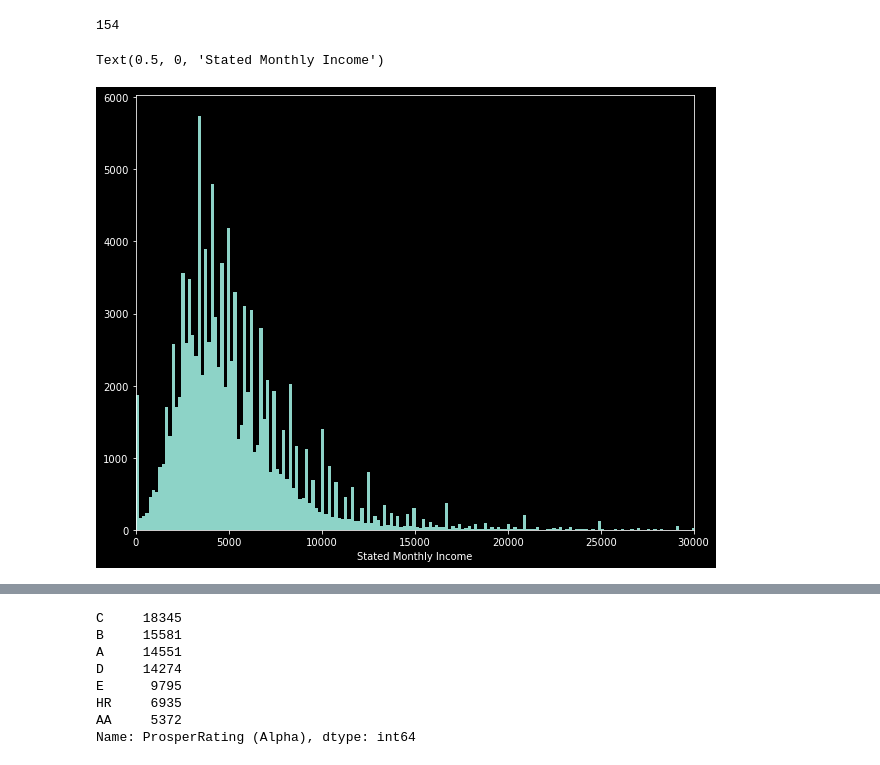
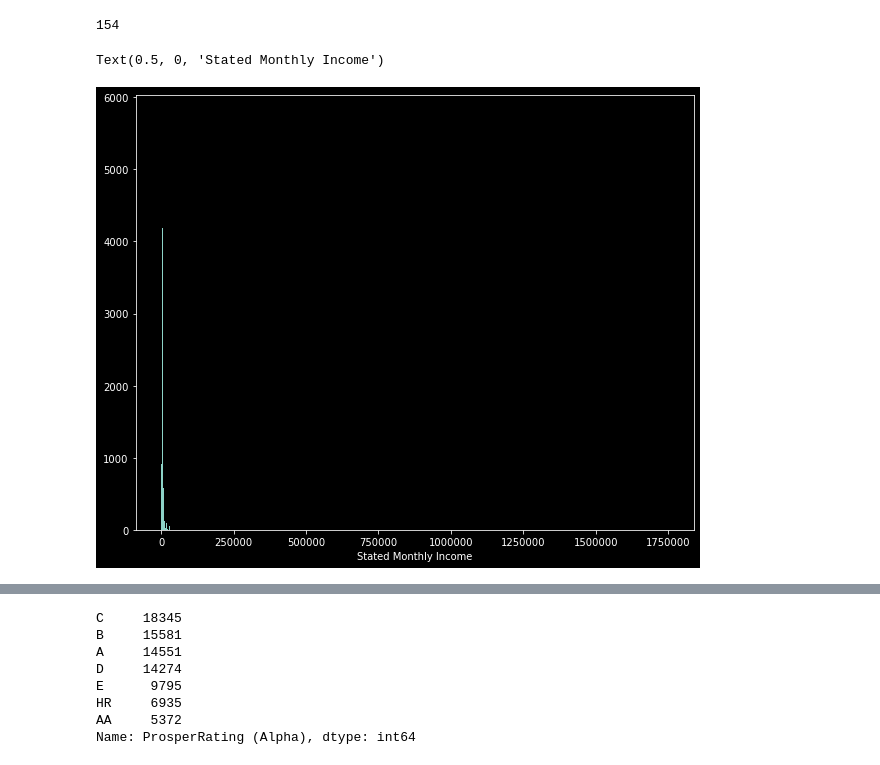
Before and after one commit to aaronremski/Visuals, a Jupyter notebook: Prosper Loan Data Exploration.ipynb, the cells around one changed output, grey strips where cells are left out. Cells and saved outputs as stored; diff of their text form; code cells hidden in the pictures.

```diff
--- a/Prosper Loan Data Exploration.ipynb
+++ b/Prosper Loan Data Exploration.ipynb
@@ -266,11 +264,11 @@ loanDF[loanDF.StatedMonthlyIncome >= 40000]['ListingNumber'].count()
 # %%
 bins = np.arange(min(loanDF['StatedMonthlyIncome']), max(loanDF['StatedMonthlyIncome']), 10000)
 plt.figure(figsize=[10,8])
 
 plt.ticklabel_format(axis='both', style='plain')
 plt.hist(data=loanDF, x='StatedMonthlyIncome', bins=10000)
-plt.xlim([0,30000])
+#plt.xlim([0,60000])
 plt.xlabel('Stated Monthly Income')
 # %% [output]
 Text(0.5, 0, 'Stated Monthly Income')
-[figure, old version]
+[figure, new version]
```
Also changed, not shown: parts of 19 cells of this notebook, 2 other files.
